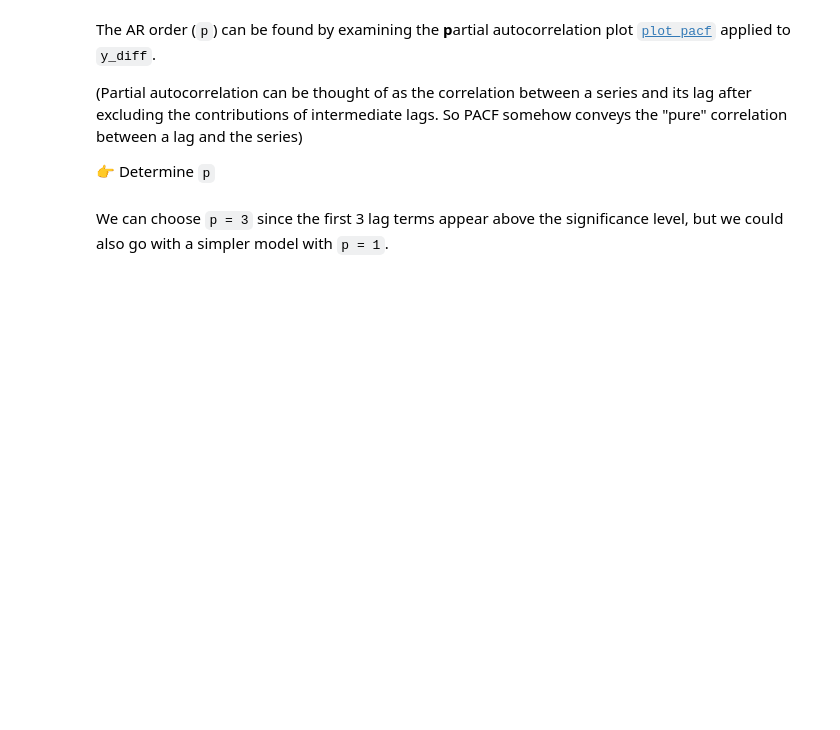
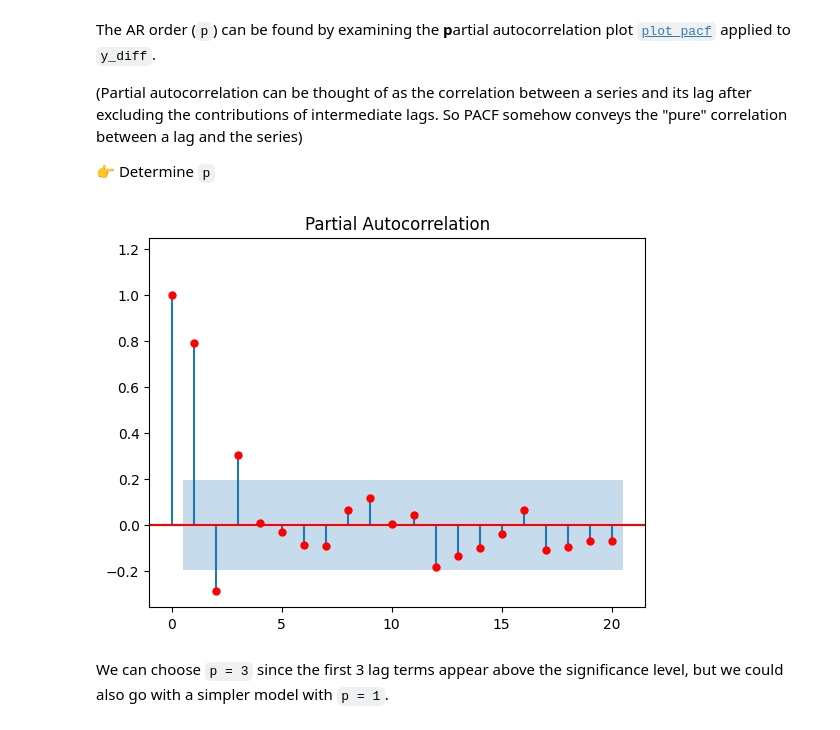
Before and after one commit to itsyeren/arima, a Jupyter notebook: arima.ipynb, the cells around one changed output. Drawn from its saved outputs; the diff is of its cells as text; code cells hidden in the pictures; blank space fills up the shorter version.

```diff
--- a/arima.ipynb
+++ b/arima.ipynb
@@ -101,3 +139,12 @@ The AR order (`p`) can be found by examining the **p**artial autocorrelation plo
+# %%
+plot_pacf(
+    y_diff,
+    method='ywm',
+    c="red",
+    auto_ylims=True
+);
+# %% [output]
+[figure, added]
 # %% [markdown]
 We can choose `p = 3` since the first 3 lag terms appear above the significance level, but we could also go with a simpler model with `p = 1`.
 # %% [markdown]
```
Also changed, not shown: parts of 38 cells of this notebook.
